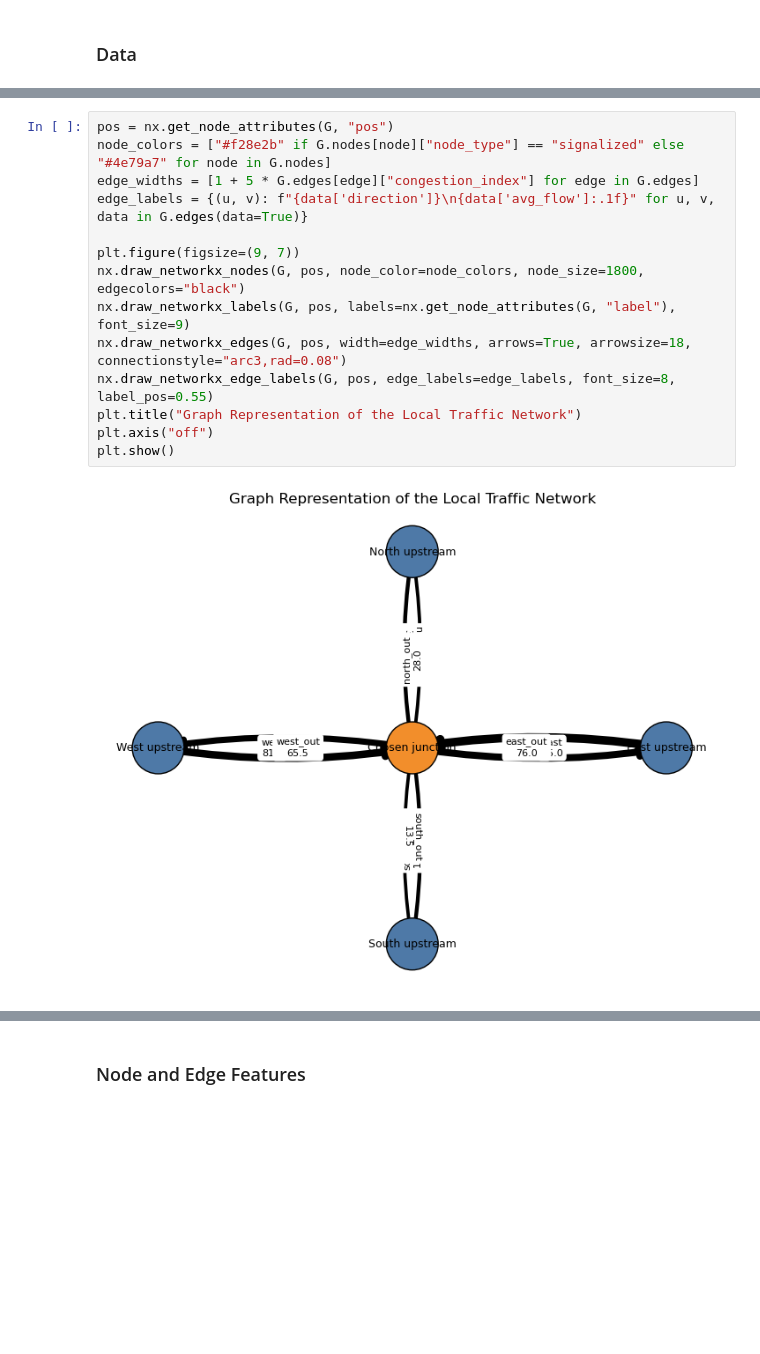
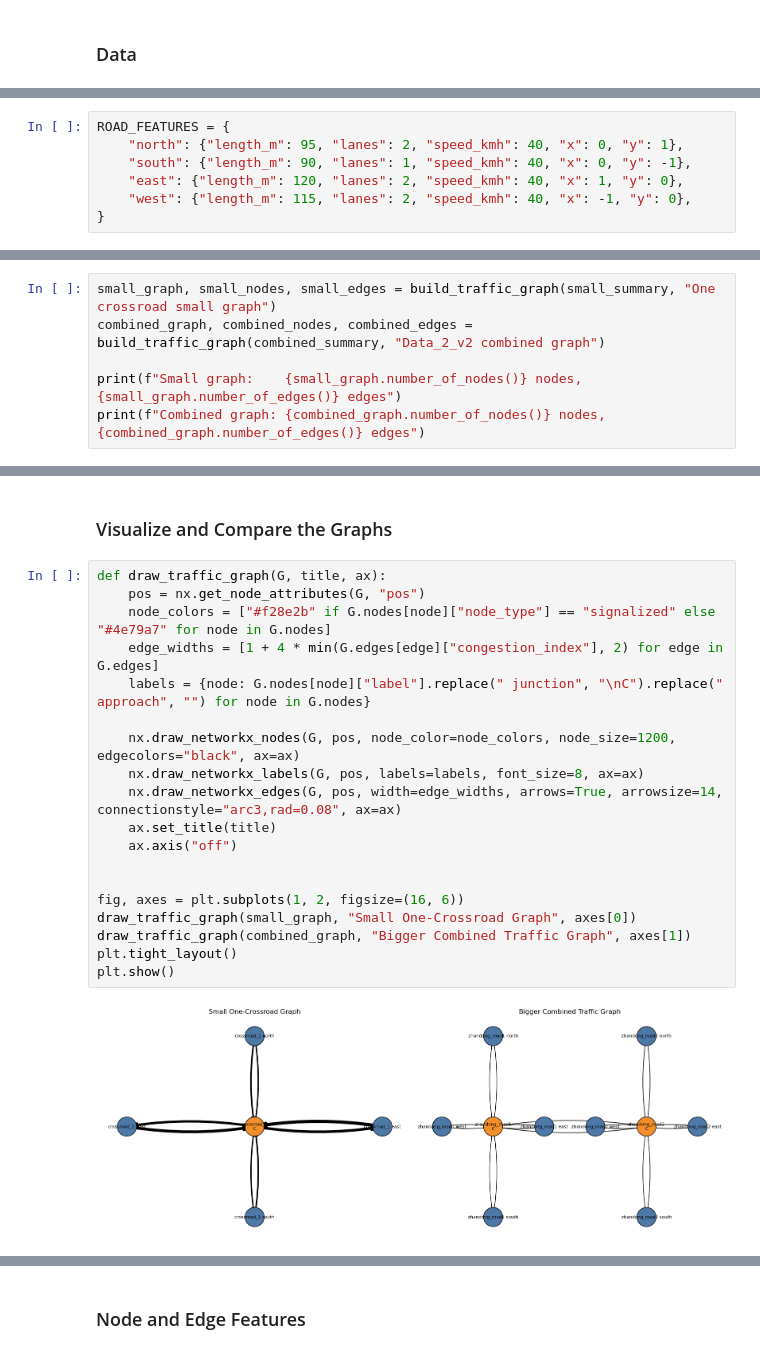
Before and after one commit to MaksymChekhun/Project_AdvancedAI, a Jupyter notebook: Data/Task_4_GNN.ipynb, the cells around one changed output, grey strips where cells are left out. Cells and saved outputs as stored; diff of their text form; blank space fills up the shorter version.

```diff
--- a/Data/Task_4_GNN.ipynb
+++ b/Data/Task_4_GNN.ipynb
@@ -190,0 +112,7 @@ Edge from N to C: {'direction': 'north', 'length_m': 95, 'lanes': 2, 'speed_kmh'
+# %%
+ROAD_FEATURES = {
+    "north": {"length_m": 95, "lanes": 2, "speed_kmh": 40, "x": 0, "y": 1},
+    "south": {"length_m": 90, "lanes": 1, "speed_kmh": 40, "x": 0, "y": -1},
+    "east": {"length_m": 120, "lanes": 2, "speed_kmh": 40, "x": 1, "y": 0},
+    "west": {"length_m": 115, "lanes": 2, "speed_kmh": 40, "x": -1, "y": 0},
+}
@@ -190,0 +226,6 @@ Edge from N to C: {'direction': 'north', 'length_m': 95, 'lanes': 2, 'speed_kmh'
+# %%
+small_graph, small_nodes, small_edges = build_traffic_graph(small_summary, "One crossroad small graph")
+combined_graph, combined_nodes, combined_edges = build_traffic_graph(combined_summary, "Data_2_v2 combined graph")
+
+print(f"Small graph:    {small_graph.number_of_nodes()} nodes, {small_graph.number_of_edges()} edges")
+print(f"Combined graph: {combined_graph.number_of_nodes()} nodes, {combined_graph.number_of_edges()} edges")
@@ -191,16 +282,23 @@ Edge from N to C: {'direction': 'north', 'length_m': 95, 'lanes': 2, 'speed_kmh'
+# %% [markdown]
+### Visualize and Compare the Graphs
 # %%
-pos = nx.get_node_attributes(G, "pos")
-node_colors = ["#f28e2b" if G.nodes[node]["node_type"] == "signalized" else "#4e79a7" for node in G.nodes]
-edge_widths = [1 + 5 * G.edges[edge]["congestion_index"] for edge in G.edges]
-edge_labels = {(u, v): f"{data['direction']}\n{data['avg_flow']:.1f}" for u, v, data in G.edges(data=True)}
+def draw_traffic_graph(G, title, ax):
+    pos = nx.get_node_attributes(G, "pos")
+    node_colors = ["#f28e2b" if G.nodes[node]["node_type"] == "signalized" else "#4e79a7" for node in G.nodes]
+    edge_widths = [1 + 4 * min(G.edges[edge]["congestion_index"], 2) for edge in G.edges]
+    labels = {node: G.nodes[node]["label"].replace(" junction", "\nC").replace(" approach", "") for node in G.nodes}
 
-plt.figure(figsize=(9, 7))
-nx.draw_networkx_nodes(G, pos, node_color=node_colors, node_size=1800, edgecolors="black")
-nx.draw_networkx_labels(G, pos, labels=nx.get_node_attributes(G, "label"), font_size=9)
-nx.draw_networkx_edges(G, pos, width=edge_widths, arrows=True, arrowsize=18, connectionstyle="arc3,rad=0.08")
-nx.draw_networkx_edge_labels(G, pos, edge_labels=edge_labels, font_size=8, label_pos=0.55)
-plt.title("Graph Representation of the Local Traffic Network")
-plt.axis("off")
+    nx.draw_networkx_nodes(G, pos, node_color=node_colors, node_size=1200, edgecolors="black", ax=ax)
+    nx.draw_networkx_labels(G, pos, labels=labels, font_size=8, ax=ax)
+    nx.draw_networkx_edges(G, pos, width=edge_widths, arrows=True, arrowsize=14, connectionstyle="arc3,rad=0.08", ax=ax)
+    ax.set_title(title)
+    ax.axis("off")
+
+
+fig, axes = plt.subplots(1, 2, figsize=(16, 6))
+draw_traffic_graph(small_graph, "Small One-Crossroad Graph", axes[0])
+draw_traffic_graph(combined_graph, "Bigger Combined Traffic Graph", axes[1])
+plt.tight_layout()
 plt.show()
 # %% [output]
-[figure, old version]
+[figure, new version]
```
Also changed, not shown: parts of 27 cells of this notebook, 1 other file.
